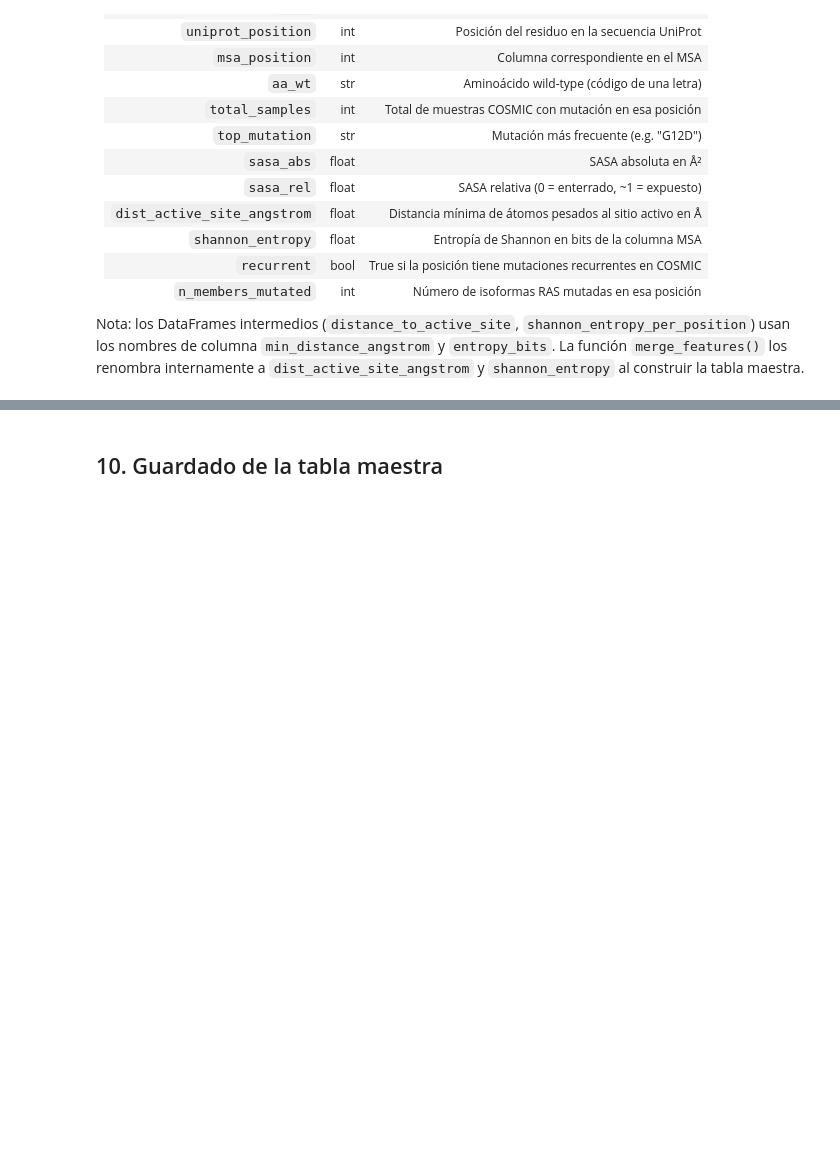
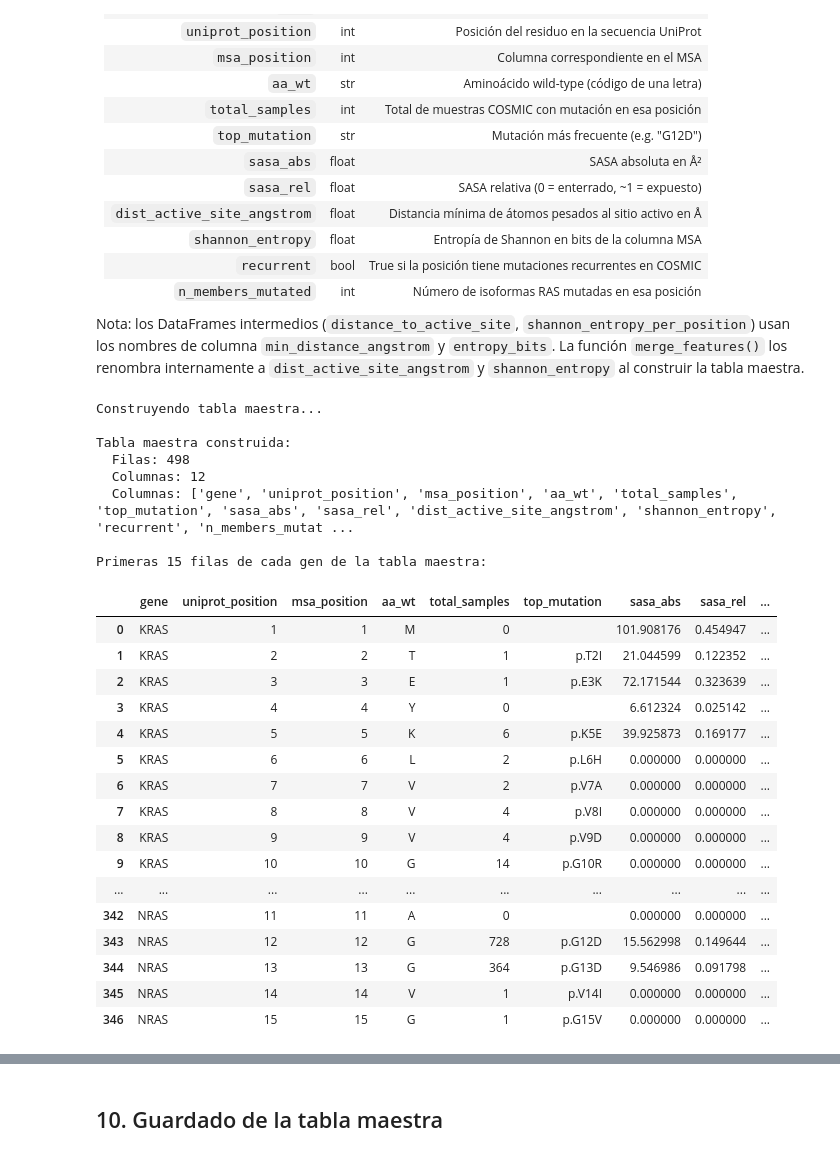
Before and after one commit to racschavez/TFM-MUTACIONES-EN-RAS, a Jupyter notebook: notebooks/03_structural_features.ipynb, the cells around one changed output, grey strips where cells are left out. Drawn from its saved outputs; the diff is of its cells as text; code cells hidden in the pictures; blank space fills up the shorter version.

```diff
--- a/notebooks/03_structural_features.ipynb
+++ b/notebooks/03_structural_features.ipynb
@@ -532,9 +533,9 @@ print("-" * 50)
 
 for gene in ["KRAS", "HRAS", "NRAS"]:
     df = sasa_all[sasa_all["gene"] == gene]
-    hotspots = df[df["position"].isin([12, 13, 61])]
+    hotspots_check = df[df["position"].isin([12, 13, 61])]
     print(f"\n{gene}:")
-    print(hotspots[["position", "residue", "sasa_abs", "sasa_rel"]].to_string(index=False))
+    print(hotspots_check[["position", "residue", "sasa_abs", "sasa_rel"]].to_string(index=False))
 
 print("-" * 50)
 # %% [output]
@@ -897,35 +967,61 @@ print("Construyendo tabla maestra...")
 #   1. Parte de las 166 posiciones del dominio G de cada gen (3 × 166 = 498 filas).
 #   2. Une las métricas SASA por posición y gen.
 #   3. Une las distancias al sitio activo.
 #   4. Une la entropía de Shannon a través del mapa posicional MSA.
 #   5. Agrega los conteos de mutaciones COSMIC.
 #   6. Añade anotaciones booleanas de regiones funcionales.
 #
 # Firma esperada:
 #   merge_features(
 #       mutations_df  : pd.DataFrame  # cosmic_curated.csv
 #       sasa_df       : pd.DataFrame  # sasa_all con columna 'gene'
 #       distance_df   : pd.DataFrame  # distance_all con columna 'gene'
 #       conservation  : pd.DataFrame  # shannon_entropy_per_position output
 #       position_map  : pd.DataFrame  # mapa posicional del MSA
 #   ) -> pd.DataFrame
 master = merge_features(
     mutations,      # mutaciones COSMIC curadas (del Hito 1)
     sasa_all,       # SASA de los 3 genes combinada (pd.concat de sasa_frames)
     distance_all,   # distancias de los 3 genes combinadas (pd.concat de distance_frames)
     conservation,   # entropía de Shannon por posición MSA
     position_map,   # mapa de equivalencias posicionales entre genes y MSA
 )  # devuelve DataFrame con MASTER_COLUMNS
 
 print(f"\nTabla maestra construida:")
 print(f"  Filas: {len(master)}")       # esperado: 498 = 166 × 3
 print(f"  Columnas: {len(master.columns)}")  # número de features
 print(f"  Columnas: {list(master.columns)}")
 
 # Mostramos las primeras filas para inspección visual.
 # .head() devuelve las primeras N filas del DataFrame (por defecto 5).
-print("\nPrimeras 3 filas de la tabla maestra:")
-print(master.head(3).to_string())  # to_string() muestra todas las columnas sin truncar
+print("\nPrimeras 15 filas de cada gen de la tabla maestra:")
+display(master.groupby('gene').head(15))
+# %% [output]
+Construyendo tabla maestra...
+
+Tabla maestra construida:
+  Filas: 498
+  Columnas: 12
+  Columnas: ['gene', 'uniprot_position', 'msa_position', 'aa_wt', 'total_samples', 'top_mutation', 'sasa_abs', 'sasa_rel', 'dist_active_site_angstrom', 'shannon_entropy', 'recurrent', 'n_members_mutat ...
+
+Primeras 15 filas de cada gen de la tabla maestra:
+|  | gene | uniprot_position | msa_position | aa_wt | total_samples | top_mutation | sasa_abs | sasa_rel | ... |
+| 0 | KRAS | 1 | 1 | M | 0 |  | 101.908176 | 0.454947 | ... |
+| 1 | KRAS | 2 | 2 | T | 1 | p.T2I | 21.044599 | 0.122352 | ... |
+| 2 | KRAS | 3 | 3 | E | 1 | p.E3K | 72.171544 | 0.323639 | ... |
+| 3 | KRAS | 4 | 4 | Y | 0 |  | 6.612324 | 0.025142 | ... |
+| 4 | KRAS | 5 | 5 | K | 6 | p.K5E | 39.925873 | 0.169177 | ... |
+| 5 | KRAS | 6 | 6 | L | 2 | p.L6H | 0.000000 | 0.000000 | ... |
+| 6 | KRAS | 7 | 7 | V | 2 | p.V7A | 0.000000 | 0.000000 | ... |
+| 7 | KRAS | 8 | 8 | V | 4 | p.V8I | 0.000000 | 0.000000 | ... |
+| 8 | KRAS | 9 | 9 | V | 4 | p.V9D | 0.000000 | 0.000000 | ... |
+| 9 | KRAS | 10 | 10 | G | 14 | p.G10R | 0.000000 | 0.000000 | ... |
+| ... | ... | ... | ... | ... | ... | ... | ... | ... | ... |
+| 342 | NRAS | 11 | 11 | A | 0 |  | 0.000000 | 0.000000 | ... |
+| 343 | NRAS | 12 | 12 | G | 728 | p.G12D | 15.562998 | 0.149644 | ... |
+| 344 | NRAS | 13 | 13 | G | 364 | p.G13D | 9.546986 | 0.091798 | ... |
+| 345 | NRAS | 14 | 14 | V | 1 | p.V14I | 0.000000 | 0.000000 | ... |
+| 346 | NRAS | 15 | 15 | G | 1 | p.G15V | 0.000000 | 0.000000 | ... |
 # %%
 # ============================================================
 # CHUNK 9.2: Verificación del esquema y completitud de la tabla maestra
```
Also changed, not shown: parts of 18 cells of this notebook, 16 other files.
